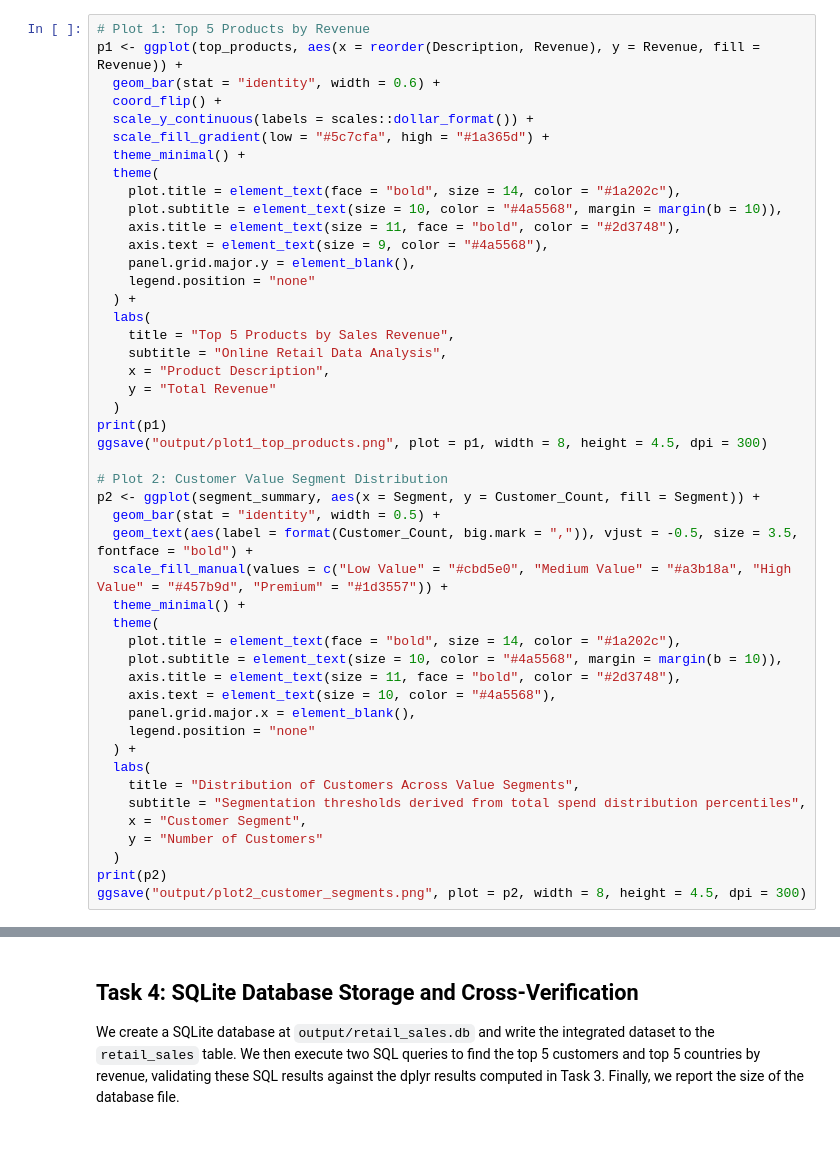
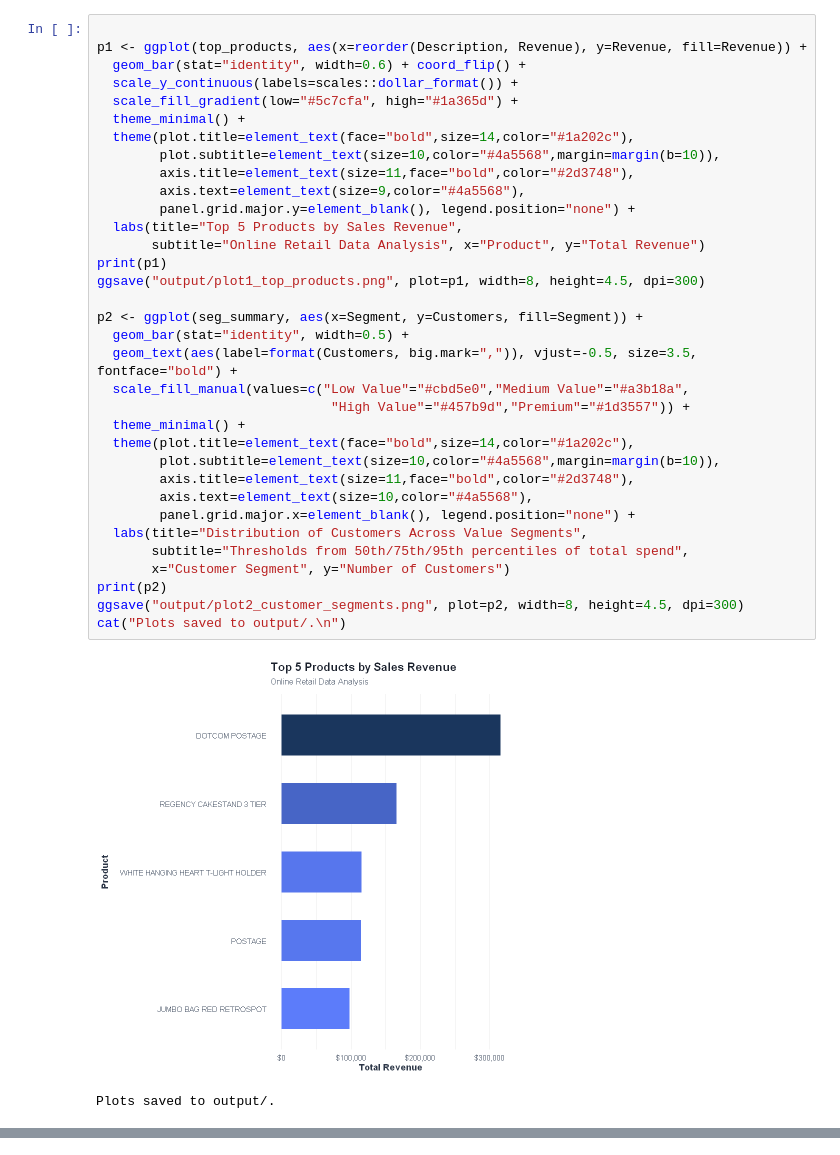
Before and after one commit to purvajgaonkar/R-Programming-Assignments, a Jupyter notebook: Assignment-3-Retail-Data-Integration/assignment3.ipynb, the cells around one changed output, grey strips where cells are left out. Drawn from its saved outputs; the diff is of its cells as text.

```diff
--- a/Assignment-3-Retail-Data-Integration/assignment3.ipynb
+++ b/Assignment-3-Retail-Data-Integration/assignment3.ipynb
@@ -314,47 +315,37 @@ We generate two plots and save them to `output/` using `ggsave()`. Running these
 # %%
-# Plot 1: Top 5 Products by Revenue
-p1 <- ggplot(top_products, aes(x = reorder(Description, Revenue), y = Revenue, fill = Revenue)) +
-  geom_bar(stat = "identity", width = 0.6) +
-  coord_flip() +
-  scale_y_continuous(labels = scales::dollar_format()) +
-  scale_fill_gradient(low = "#5c7cfa", high = "#1a365d") +
+
+p1 <- ggplot(top_products, aes(x=reorder(Description, Revenue), y=Revenue, fill=Revenue)) +
+  geom_bar(stat="identity", width=0.6) + coord_flip() +
+  scale_y_continuous(labels=scales::dollar_format()) +
+  scale_fill_gradient(low="#5c7cfa", high="#1a365d") +
   theme_minimal() +
-  theme(
-    plot.title = element_text(face = "bold", size = 14, color = "#1a202c"),
-    plot.subtitle = element_text(size = 10, color = "#4a5568", margin = margin(b = 10)),
-    axis.title = element_text(size = 11, face = "bold", color = "#2d3748"),
-    axis.text = element_text(size = 9, color = "#4a5568"),
-    panel.grid.major.y = element_blank(),
-    legend.position = "none"
-  ) +
-  labs(
-    title = "Top 5 Products by Sales Revenue",
-    subtitle = "Online Retail Data Analysis",
-    x = "Product Description",
-    y = "Total Revenue"
-  )
+  theme(plot.title=element_text(face="bold",size=14,color="#1a202c"),
+        plot.subtitle=element_text(size=10,color="#4a5568",margin=margin(b=10)),
+        axis.title=element_text(size=11,face="bold",color="#2d3748"),
+        axis.text=element_text(size=9,color="#4a5568"),
+        panel.grid.major.y=element_blank(), legend.position="none") +
+  labs(title="Top 5 Products by Sales Revenue",
+       subtitle="Online Retail Data Analysis", x="Product", y="Total Revenue")
 print(p1)
-ggsave("output/plot1_top_products.png", plot = p1, width = 8, height = 4.5, dpi = 300)
+ggsave("output/plot1_top_products.png", plot=p1, width=8, height=4.5, dpi=300)
 
-# Plot 2: Customer Value Segment Distribution
-p2 <- ggplot(segment_summary, aes(x = Segment, y = Customer_Count, fill = Segment)) +
-  geom_bar(stat = "identity", width = 0.5) +
-  geom_text(aes(label = format(Customer_Count, big.mark = ",")), vjust = -0.5, size = 3.5, fontface = "bold") +
-  scale_fill_manual(values = c("Low Value" = "#cbd5e0", "Medium Value" = "#a3b18a", "High Value" = "#457b9d", "Premium" = "#1d3557")) +
+p2 <- ggplot(seg_summary, aes(x=Segment, y=Customers, fill=Segment)) +
+  geom_bar(stat="identity", width=0.5) +
+  geom_text(aes(label=format(Customers, big.mark=",")), vjust=-0.5, size=3.5, fontface="bold") +
+  scale_fill_manual(values=c("Low Value"="#cbd5e0","Medium Value"="#a3b18a",
+                              "High Value"="#457b9d","Premium"="#1d3557")) +
   theme_minimal() +
-  theme(
-    plot.title = element_text(face = "bold", size = 14, color = "#1a202c"),
-    plot.subtitle = element_text(size = 10, color = "#4a5568", margin = margin(b = 10)),
-    axis.title = element_text(size = 11, face = "bold", color = "#2d3748"),
-    axis.text = element_text(size = 10, color = "#4a5568"),
-    panel.grid.major.x = element_blank(),
-    legend.position = "none"
-  ) +
-  labs(
-    title = "Distribution of Customers Across Value Segments",
-    subtitle = "Segmentation thresholds derived from total spend distribution percentiles",
-    x = "Customer Segment",
-    y = "Number of Customers"
-  )
+  theme(plot.title=element_text(face="bold",size=14,color="#1a202c"),
+        plot.subtitle=element_text(size=10,color="#4a5568",margin=margin(b=10)),
+        axis.title=element_text(size=11,face="bold",color="#2d3748"),
+        axis.text=element_text(size=10,color="#4a5568"),
+        panel.grid.major.x=element_blank(), legend.position="none") +
+  labs(title="Distribution of Customers Across Value Segments",
+       subtitle="Thresholds from 50th/75th/95th percentiles of total spend",
+       x="Customer Segment", y="Number of Customers")
 print(p2)
-ggsave("output/plot2_customer_segments.png", plot = p2, width = 8, height = 4.5, dpi = 300)
+ggsave("output/plot2_customer_segments.png", plot=p2, width=8, height=4.5, dpi=300)
+cat("Plots saved to output/.\n")
+# %% [output]
+[figure, added]
+Plots saved to output/.
@@ -361,3 +352,0 @@ ggsave("output/plot2_customer_segments.png", plot = p2, width = 8, height = 4.5,
-# %% [markdown]
-## Task 4: SQLite Database Storage and Cross-Verification
-We create a SQLite database at `output/retail_sales.db` and write the integrated dataset to the `retail_sales` table. We then execute two SQL queries to find the top 5 customers and top 5 countries by revenue, validating these SQL results against the dplyr results computed in Task 3. Finally, we report the size of the database file.
```
Also changed, not shown: parts of 21 cells of this notebook, 12 other files.
